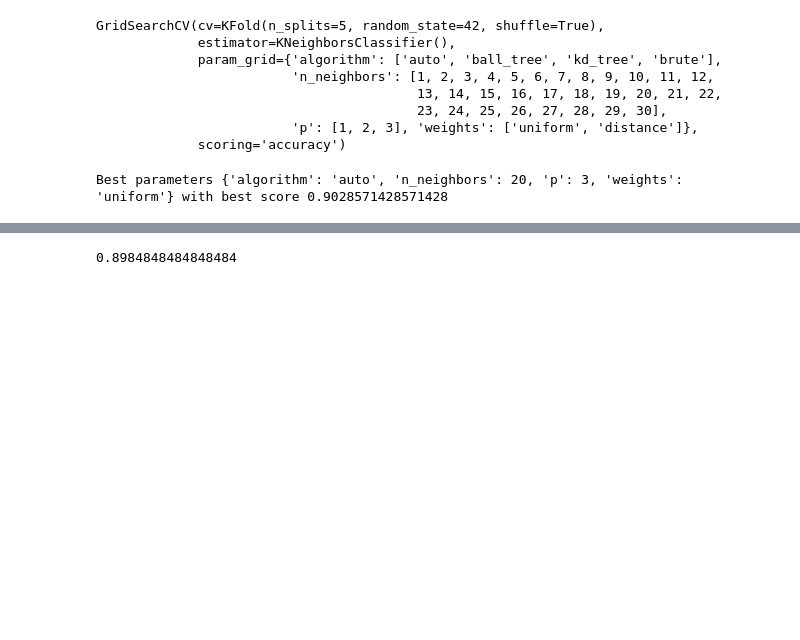
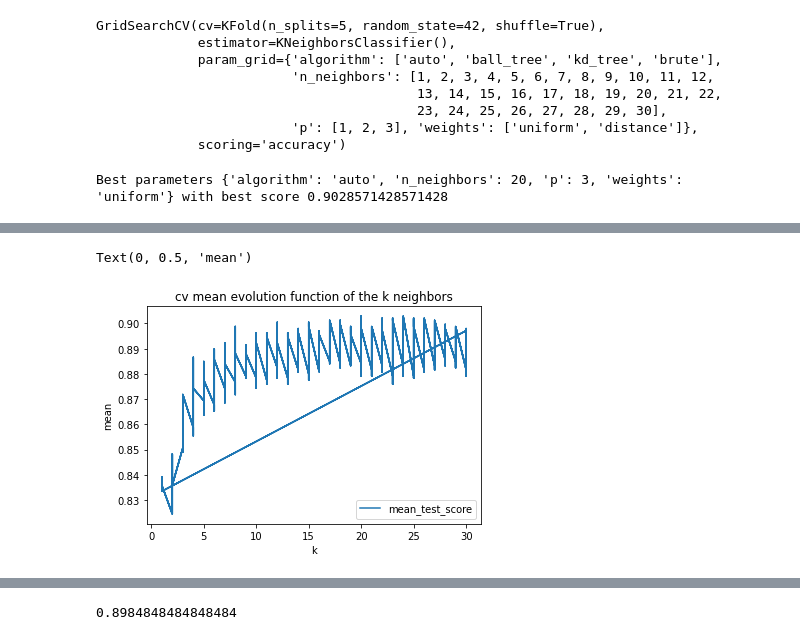
Before and after one commit to Thanujan-Puvikaran/Projet_data_a4, a Jupyter notebook: Projet/Models/KNN_V.1.ipynb, the cells around one changed output, grey strips where cells are left out. Cells and saved outputs as stored; diff of their text form; code cells hidden in the pictures; blank space fills up the shorter version.

```diff
--- a/Projet/Models/KNN_V.1.ipynb
+++ b/Projet/Models/KNN_V.1.ipynb
@@ -64,3 +67,6 @@ print("Best parameters {} with best score {} ".format(k_nn_grid.best_params_,\
 k_nn_grid.best_score_))
 # %% [output]
 Best parameters {'algorithm': 'auto', 'n_neighbors': 20, 'p': 3, 'weights': 'uniform'} with best score 0.9028571428571428
+# %%
+results = pd.DataFrame(k_nn_grid.cv_results_)
+results.head()
@@ -66,0 +80,10 @@ Best parameters {'algorithm': 'auto', 'n_neighbors': 20, 'p': 3, 'weights': 'uni
+# %%
+#Looking at mean evolution by k neighbors
+
+results.plot(x = "param_n_neighbors", y = "mean_test_score")
+plt.title("cv mean evolution function of the k neighbors")
+plt.xlabel("k")
+plt.ylabel("mean")
+# %% [output]
+Text(0, 0.5, 'mean')
+[figure, added]
```
Also changed, not shown: parts of 11 cells of this notebook, 11 other files.
